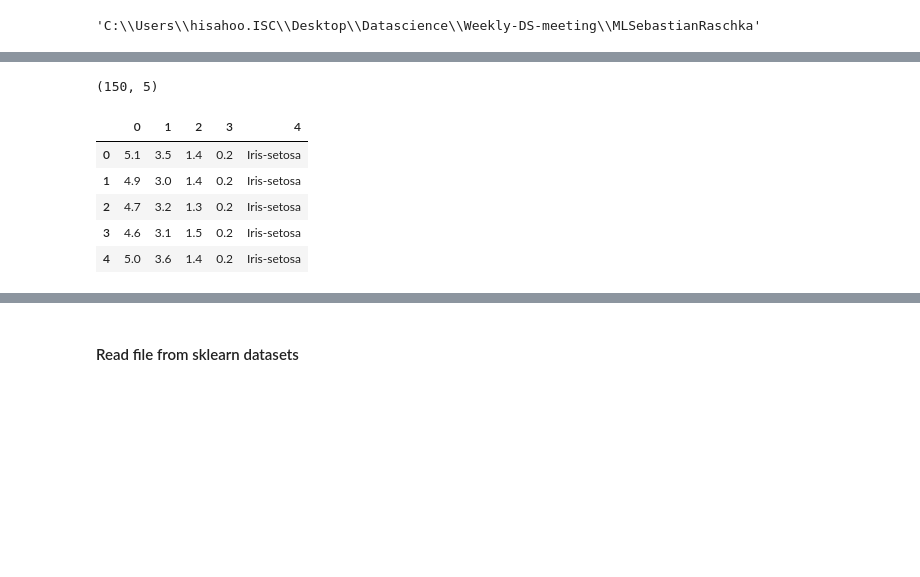
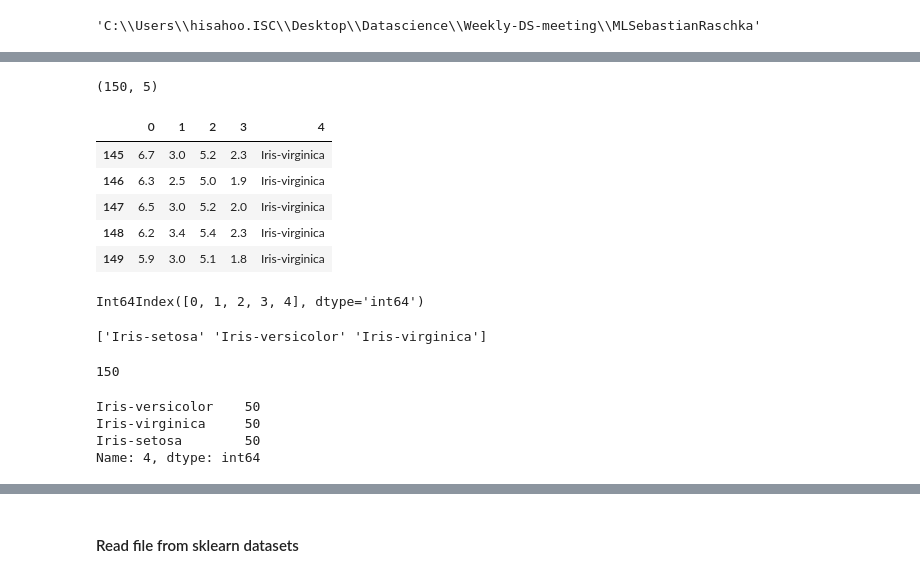
Before and after one commit to himansu979/MLSebastianRaschka, a Jupyter notebook: Ch03_Logistic_Sklearn.ipynb, the cells around one changed output, grey strips where cells are left out. Saved outputs shown, nothing was run; the diff lists cells and outputs as text; code cells hidden in the pictures; blank space fills up the shorter version.

```diff
--- a/Ch03_Logistic_Sklearn.ipynb
+++ b/Ch03_Logistic_Sklearn.ipynb
@@ -25,11 +31,33 @@ df = pd.read_csv(data_dir+os.sep+"iris.data.txt", header=None)
 # %%
 print(df.shape)
 df.head()
+df.tail()
 # %% [output]
 (150, 5)
 |  | 0 | 1 | 2 | 3 | 4 |
-| 0 | 5.1 | 3.5 | 1.4 | 0.2 | Iris-setosa |
-| 1 | 4.9 | 3.0 | 1.4 | 0.2 | Iris-setosa |
-| 2 | 4.7 | 3.2 | 1.3 | 0.2 | Iris-setosa |
-| 3 | 4.6 | 3.1 | 1.5 | 0.2 | Iris-setosa |
-| 4 | 5.0 | 3.6 | 1.4 | 0.2 | Iris-setosa |
+| 145 | 6.7 | 3.0 | 5.2 | 2.3 | Iris-virginica |
+| 146 | 6.3 | 2.5 | 5.0 | 1.9 | Iris-virginica |
+| 147 | 6.5 | 3.0 | 5.2 | 2.0 | Iris-virginica |
+| 148 | 6.2 | 3.4 | 5.4 | 2.3 | Iris-virginica |
+| 149 | 5.9 | 3.0 | 5.1 | 1.8 | Iris-virginica |
+# %%
+df.columns
+# %% [output]
+Int64Index([0, 1, 2, 3, 4], dtype='int64')
+# %%
+type(df.loc[:, 4]) # pandas.core.series.Series
+print(np.unique(df.iloc[:, 4])) # loc and iloc will give same result here. because column names are integer
+#####np.bincount(df.iloc[:, 4]) # bin count is only for integer labels.
+# %% [output]
+['Iris-setosa' 'Iris-versicolor' 'Iris-virginica']
+# %%
+df.iloc[:, 4].count()
+# %% [output]
+150
+# %%
+df.loc[:, 4].value_counts()
+# %% [output]
+Iris-versicolor    50
+Iris-virginica     50
+Iris-setosa        50
+Name: 4, dtype: int64
```
Also changed, not shown: parts of 46 cells of this notebook, 5 other files.
